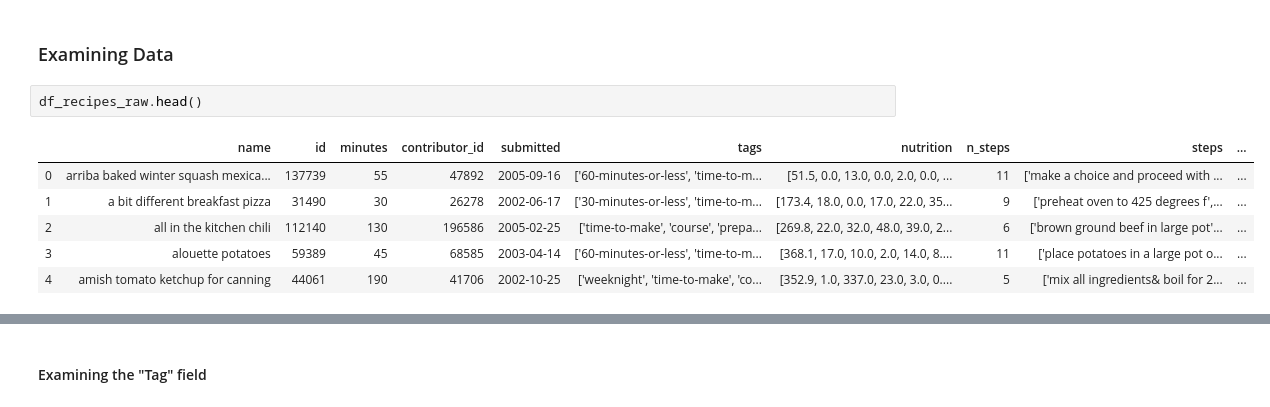
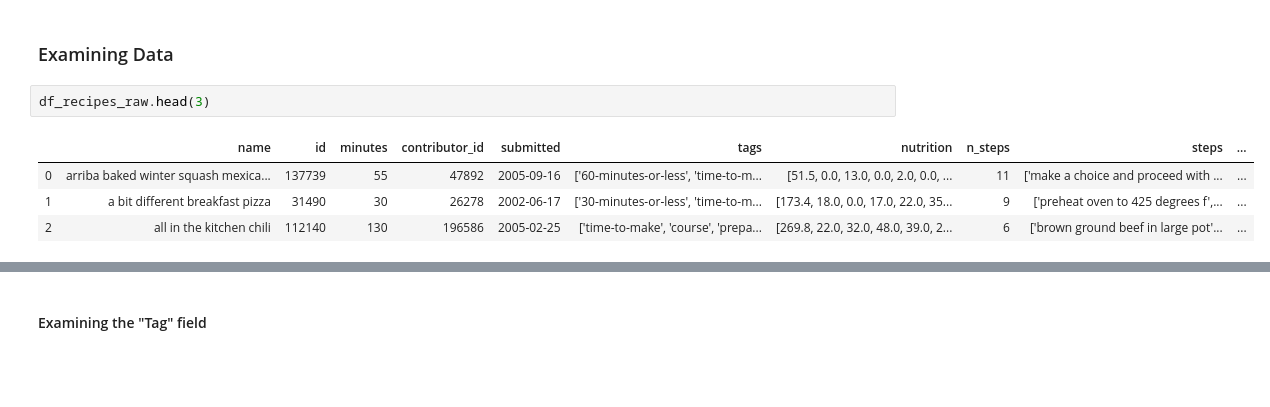
Before and after one commit to acdh-oeaw/theport2019_pier47_feedforward, a Jupyter notebook: preparing_recipe_database.ipynb, the cells around one changed output, grey strips where cells are left out. Cells and saved outputs as stored; diff of their text form; blank space fills up the shorter version.

```diff
--- a/preparing_recipe_database.ipynb
+++ b/preparing_recipe_database.ipynb
@@ -38,11 +43,9 @@ df_recipes_cod = pd.read_csv('./data/PP_recipes.csv')
 # %% [markdown]
 ### Examining Data
 # %%
-df_recipes_raw.head()
+df_recipes_raw.head(3)
 # %% [output]
 |  | name | id | minutes | contributor_id | submitted | tags | nutrition | n_steps | steps | ... |
 | 0 | arriba baked winter squash mexica... | 137739 | 55 | 47892 | 2005-09-16 | ['60-minutes-or-less', 'time-to-m... | [51.5, 0.0, 13.0, 0.0, 2.0, 0.0, ... | 11 | ['make a choice and proceed with ... | ... |
 | 1 | a bit different breakfast pizza | 31490 | 30 | 26278 | 2002-06-17 | ['30-minutes-or-less', 'time-to-m... | [173.4, 18.0, 0.0, 17.0, 22.0, 35... | 9 | ['preheat oven to 425 degrees f',... | ... |
 | 2 | all in the kitchen chili | 112140 | 130 | 196586 | 2005-02-25 | ['time-to-make', 'course', 'prepa... | [269.8, 22.0, 32.0, 48.0, 39.0, 2... | 6 | ['brown ground beef in large pot'... | ... |
-| 3 | alouette potatoes | 59389 | 45 | 68585 | 2003-04-14 | ['60-minutes-or-less', 'time-to-m... | [368.1, 17.0, 10.0, 2.0, 14.0, 8.... | 11 | ['place potatoes in a large pot o... | ... |
-| 4 | amish tomato ketchup for canning | 44061 | 190 | 41706 | 2002-10-25 | ['weeknight', 'time-to-make', 'co... | [352.9, 1.0, 337.0, 23.0, 3.0, 0.... | 5 | ['mix all ingredients& boil for 2... | ... |
```
Also changed, not shown: parts of 16 cells of this notebook.
